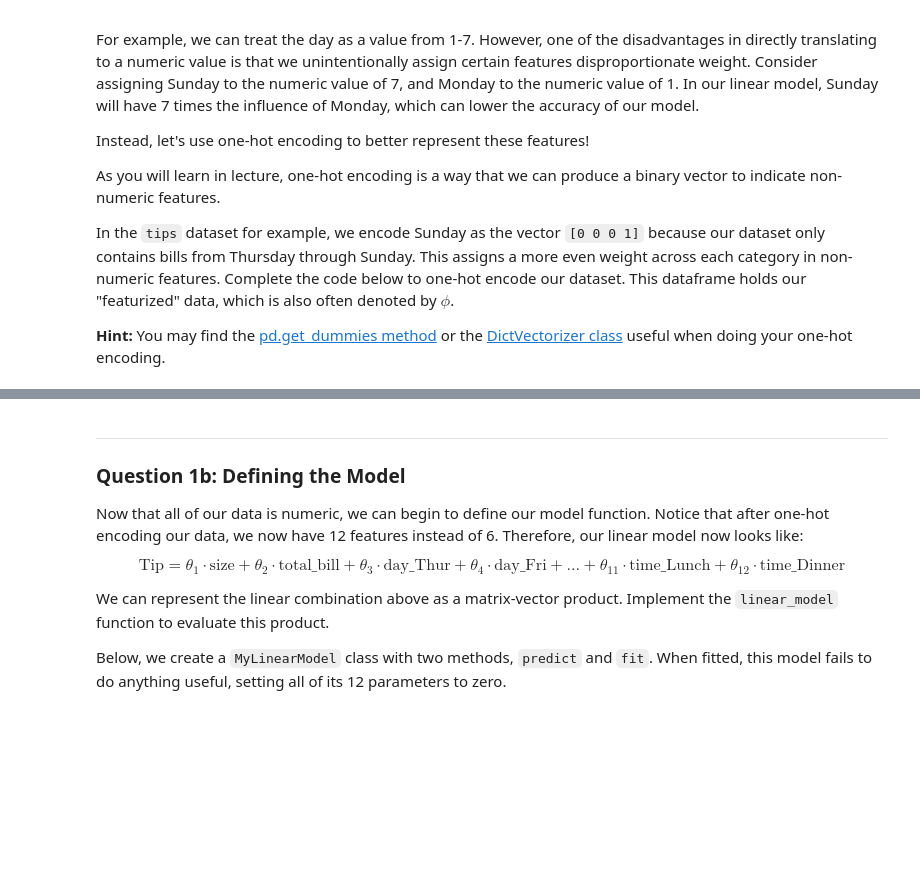
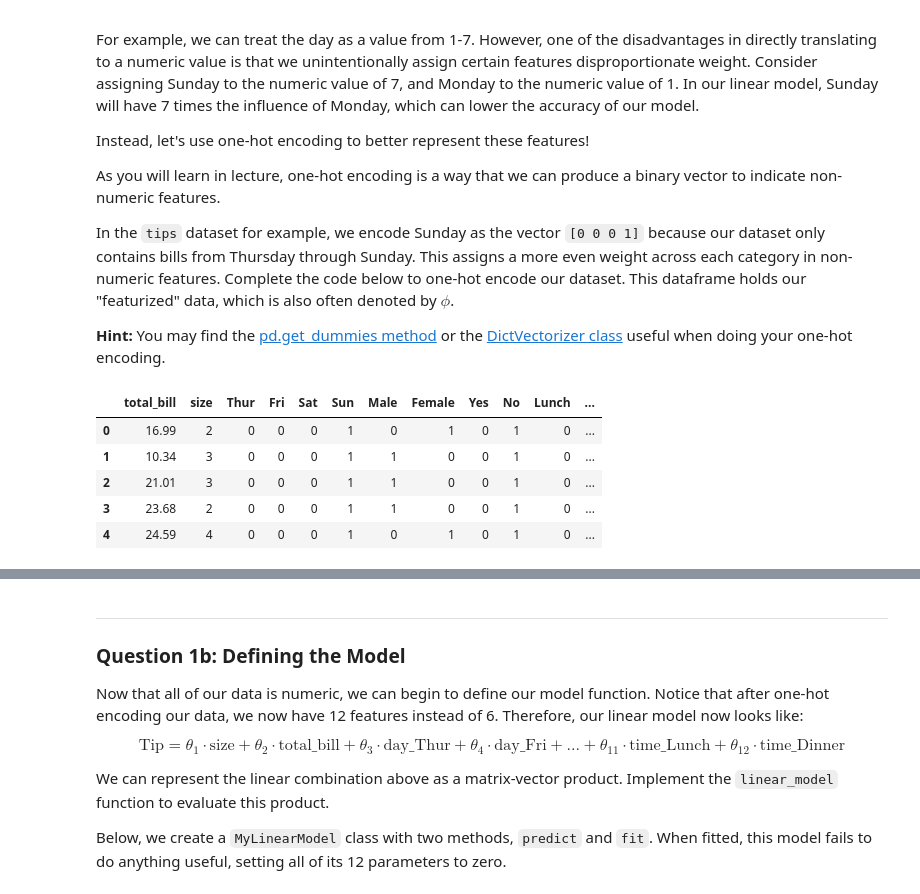
Before and after one commit to AliceRayLu/data-100-sp22, a Jupyter notebook: lab/lab07/lab07.ipynb, the cells around one changed output, grey strips where cells are left out. Drawn from its saved outputs; the diff is of its cells as text; code cells hidden in the pictures; blank space fills up the shorter version.

```diff
--- a/lab/lab07/lab07.ipynb
+++ b/lab/lab07/lab07.ipynb
@@ -120,20 +122,31 @@ points: 2
 # %%
 def one_hot_encode(data):
     """
     Return the one-hot encoded dataframe of our input data.
 
     Parameters
     -----------
     data: a dataframe that may include non-numerical features
 
     Returns
     -----------
     A one-hot encoded dataframe that only contains numeric features
 
     """
-    ...
+    return pd.concat([data[['total_bill','size']],\
+                      pd.get_dummies(data['day']),\
+                      pd.get_dummies(data['sex']),\
+                      pd.get_dummies(data['smoker']),\
+                      pd.get_dummies(data['time'])],axis=1)
 
 one_hot_X = one_hot_encode(X)
 one_hot_X.head()
+# %% [output]
+|  | total_bill | size | Thur | Fri | Sat | Sun | Male | Female | Yes | No | Lunch | ... |
+| 0 | 16.99 | 2 | 0 | 0 | 0 | 1 | 0 | 1 | 0 | 1 | 0 | ... |
+| 1 | 10.34 | 3 | 0 | 0 | 0 | 1 | 1 | 0 | 0 | 1 | 0 | ... |
+| 2 | 21.01 | 3 | 0 | 0 | 0 | 1 | 1 | 0 | 0 | 1 | 0 | ... |
+| 3 | 23.68 | 2 | 0 | 0 | 0 | 1 | 1 | 0 | 0 | 1 | 0 | ... |
+| 4 | 24.59 | 4 | 0 | 0 | 0 | 1 | 0 | 1 | 0 | 1 | 0 | ... |
 # %%
 grader.check("q1a")
```
Also changed, not shown: parts of 25 cells of this notebook.
